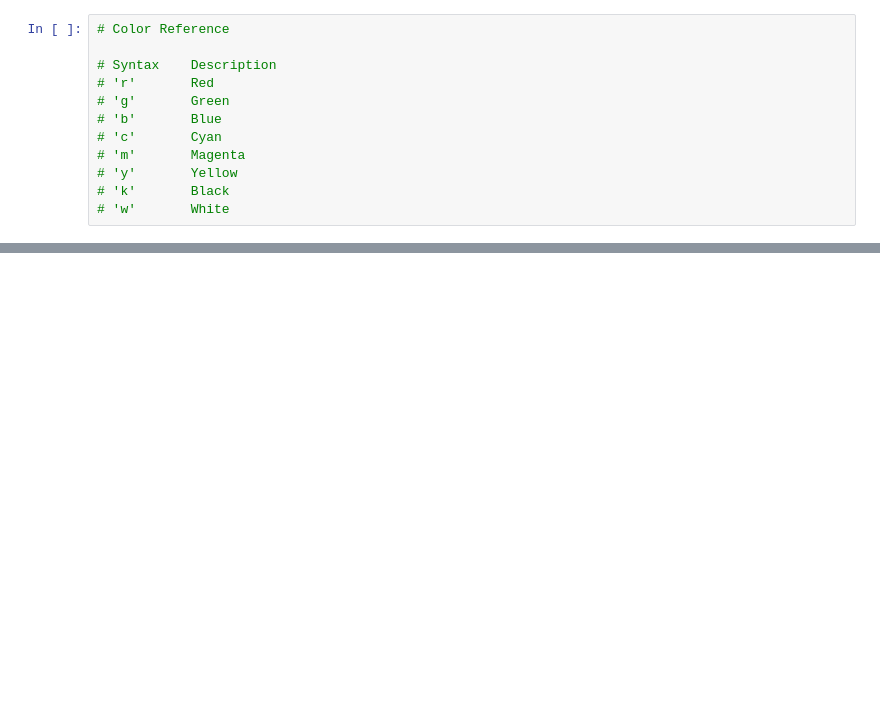
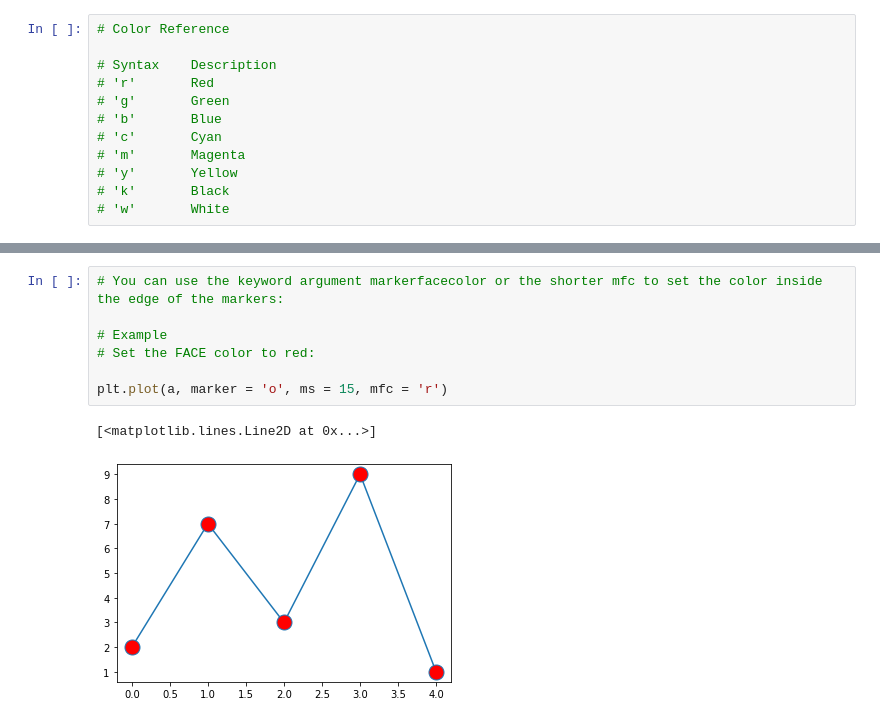
Before and after one commit to chimaihueze/Basics-of-Matplotlib, a Jupyter notebook: matplotlib_markers.ipynb, the cells around one changed output, grey strips where cells are left out. Saved outputs shown, nothing was run; the diff lists cells and outputs as text; blank space fills up the shorter version.

```diff
--- a/matplotlib_markers.ipynb
+++ b/matplotlib_markers.ipynb
@@ -111,0 +117,10 @@ plt.plot(a, marker = 'o', ms = 15)
+# %%
+# You can use the keyword argument markerfacecolor or the shorter mfc to set the color inside the edge of the markers:
+
+# Example
+# Set the FACE color to red:
+
+plt.plot(a, marker = 'o', ms = 15, mfc = 'r')
+# %% [output]
+[<matplotlib.lines.Line2D at 0x...>]
+[figure, added]
```
Also changed, not shown: parts of 4 cells of this notebook.
